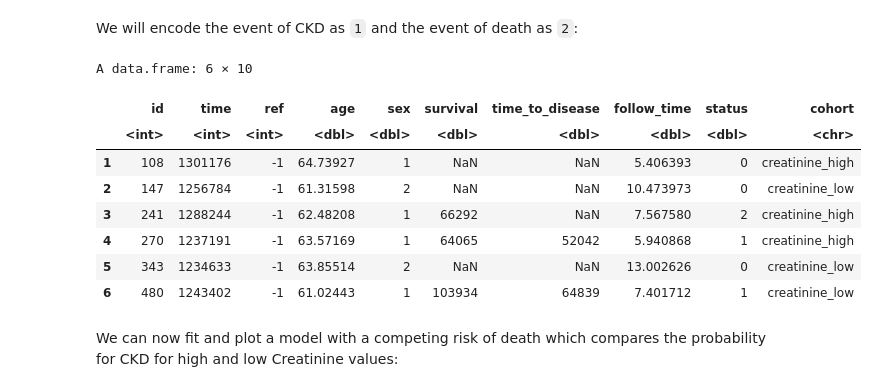
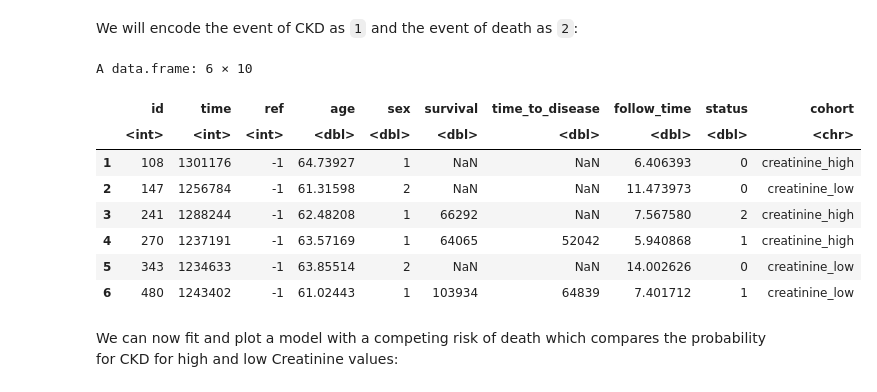
Before and after one commit to tanaylab/IIAS2023, a Jupyter notebook: naryn.ipynb, the cells around one changed output. Drawn from its saved outputs; the diff is of its cells as text; code cells hidden in the pictures.

```diff
--- a/naryn.ipynb
+++ b/naryn.ipynb
@@ -684,7 +684,7 @@ survival <- disease_survival %>%
     mutate(cohort = "disease") %>%
     bind_rows(gen_pop_survival %>% mutate(cohort = "general pop")) %>%
     mutate(
-        follow_time = ifelse(!is.na(survival), survival, (emr_date2time(1, 1, 2021) - time)),
+        follow_time = ifelse(!is.na(survival), survival, (emr_date2time(1, 1, 2022) - time)),
         status = ifelse(is.na(survival), 0, 1)
     ) %>%
     mutate(follow_time = follow_time / year())
@@ -787,22 +787,22 @@ We will encode the event of CKD as `1` and the event of death as `2`:
 # %%
 time_to_outcome <- time_to_outcome %>%
     mutate(
-        follow_time = ifelse(!is.na(survival), survival, (emr_date2time(1, 1, 2021) - time)),
+        follow_time = ifelse(!is.na(survival), survival, (emr_date2time(1, 1, 2022) - time)),
         follow_time = ifelse(!is.na(time_to_disease), time_to_disease, follow_time),
         status = ifelse(!is.na(time_to_disease), 1, ifelse(!is.na(survival), 2, 0))
     ) %>%
     mutate(follow_time = follow_time / year()) %>%
     inner_join(cohort %>% select(id, time, cohort), by = c("id", "time"))
 head(time_to_outcome)
 # %% [output]
 A data.frame: 6 × 10
 |  | id | time | ref | age | sex | survival | time_to_disease | follow_time | status | cohort |
 |  | <int> | <int> | <int> | <dbl> | <dbl> | <dbl> | <dbl> | <dbl> | <dbl> | <chr> |
-| 1 | 108 | 1301176 | -1 | 64.73927 | 1 | NaN | NaN | 5.406393 | 0 | creatinine_high |
-| 2 | 147 | 1256784 | -1 | 61.31598 | 2 | NaN | NaN | 10.473973 | 0 | creatinine_low |
+| 1 | 108 | 1301176 | -1 | 64.73927 | 1 | NaN | NaN | 6.406393 | 0 | creatinine_high |
+| 2 | 147 | 1256784 | -1 | 61.31598 | 2 | NaN | NaN | 11.473973 | 0 | creatinine_low |
 | 3 | 241 | 1288244 | -1 | 62.48208 | 1 | 66292 | NaN | 7.567580 | 2 | creatinine_high |
 | 4 | 270 | 1237191 | -1 | 63.57169 | 1 | 64065 | 52042 | 5.940868 | 1 | creatinine_high |
-| 5 | 343 | 1234633 | -1 | 63.85514 | 2 | NaN | NaN | 13.002626 | 0 | creatinine_low |
+| 5 | 343 | 1234633 | -1 | 63.85514 | 2 | NaN | NaN | 14.002626 | 0 | creatinine_low |
 | 6 | 480 | 1243402 | -1 | 61.02443 | 1 | 103934 | 64839 | 7.401712 | 1 | creatinine_low |
 # %% [markdown]
 We can now fit and plot a model with a competing risk of death which compares the probability for CKD for high and low Creatinine values:
```
Also changed, not shown: parts of 12 cells of this notebook, 3 other files.
